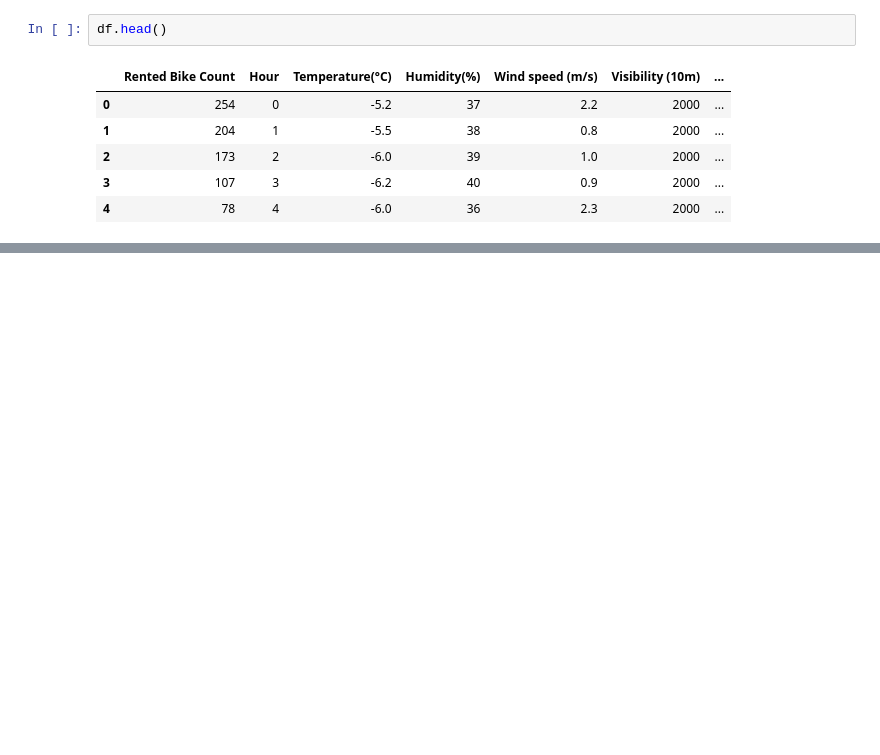
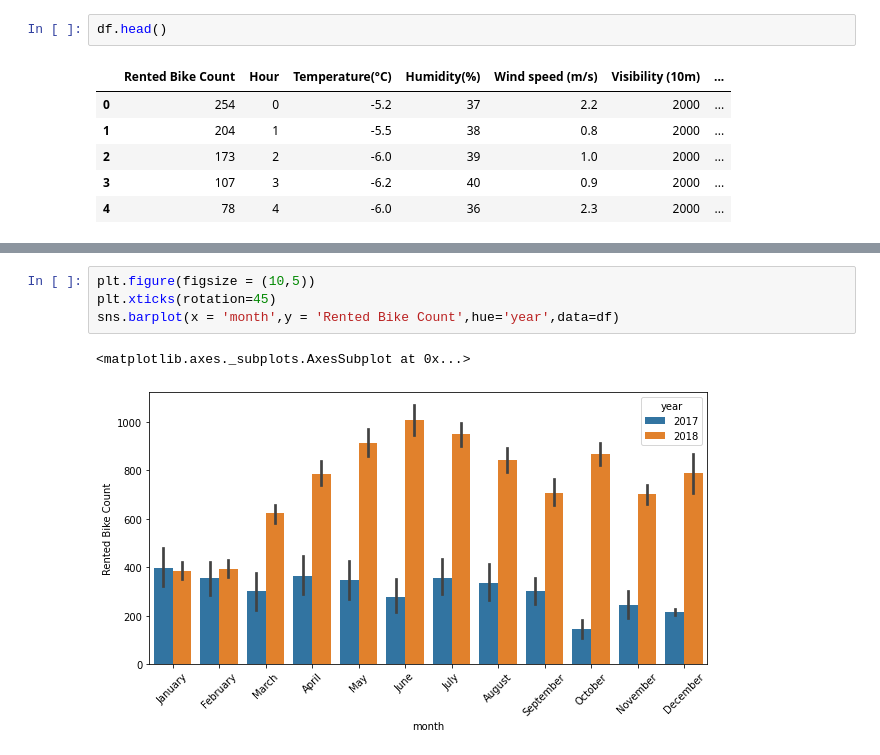
Before and after one commit to josevypz/EDA-Telecom-churn, a Jupyter notebook: seoulbikedata.ipynb, the cells around one changed output, grey strips where cells are left out. Drawn from its saved outputs; the diff is of its cells as text; blank space fills up the shorter version.

```diff
--- a/seoulbikedata.ipynb
+++ b/seoulbikedata.ipynb
@@ -193,0 +226,7 @@ array([ 0,  1,  2,  3,  4,  5,  6,  7,  8,  9, 10, 11, 12, 13, 14, 15, 16,
+# %%
+plt.figure(figsize = (10,5))
+plt.xticks(rotation=45)
+sns.barplot(x = 'month',y = 'Rented Bike Count',hue='year',data=df)
+# %% [output]
+<matplotlib.axes._subplots.AxesSubplot at 0x...>
+[figure, added]
```
Also changed, not shown: parts of 29 cells of this notebook.
